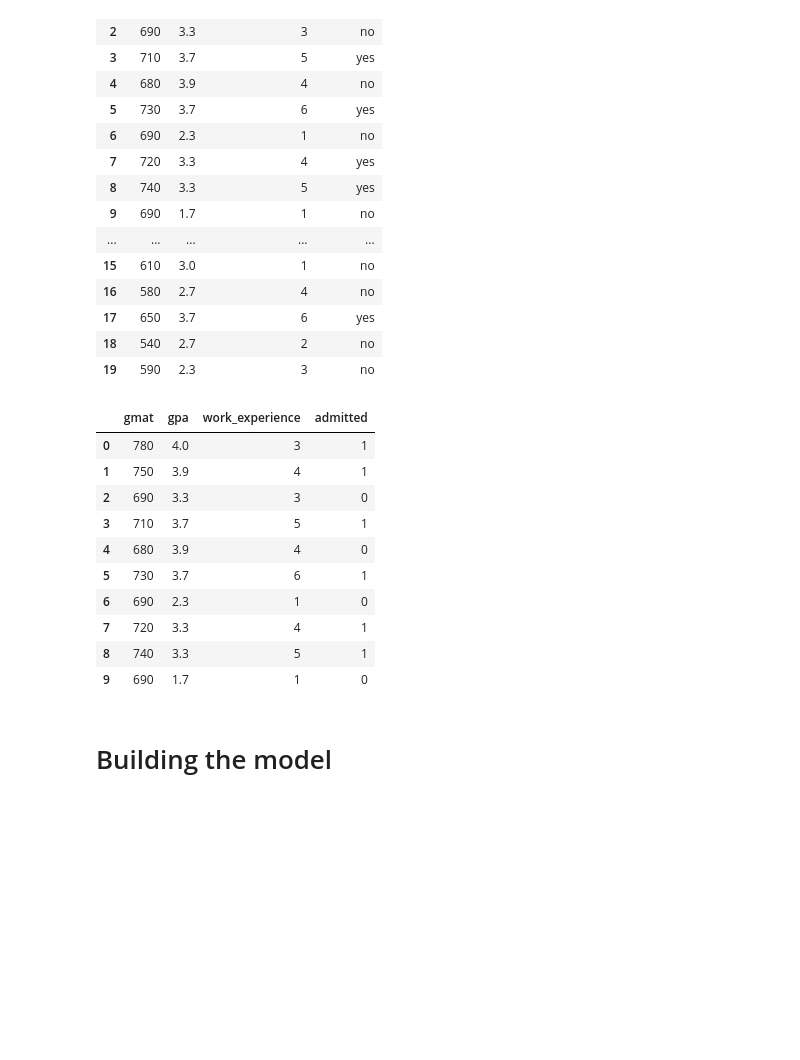
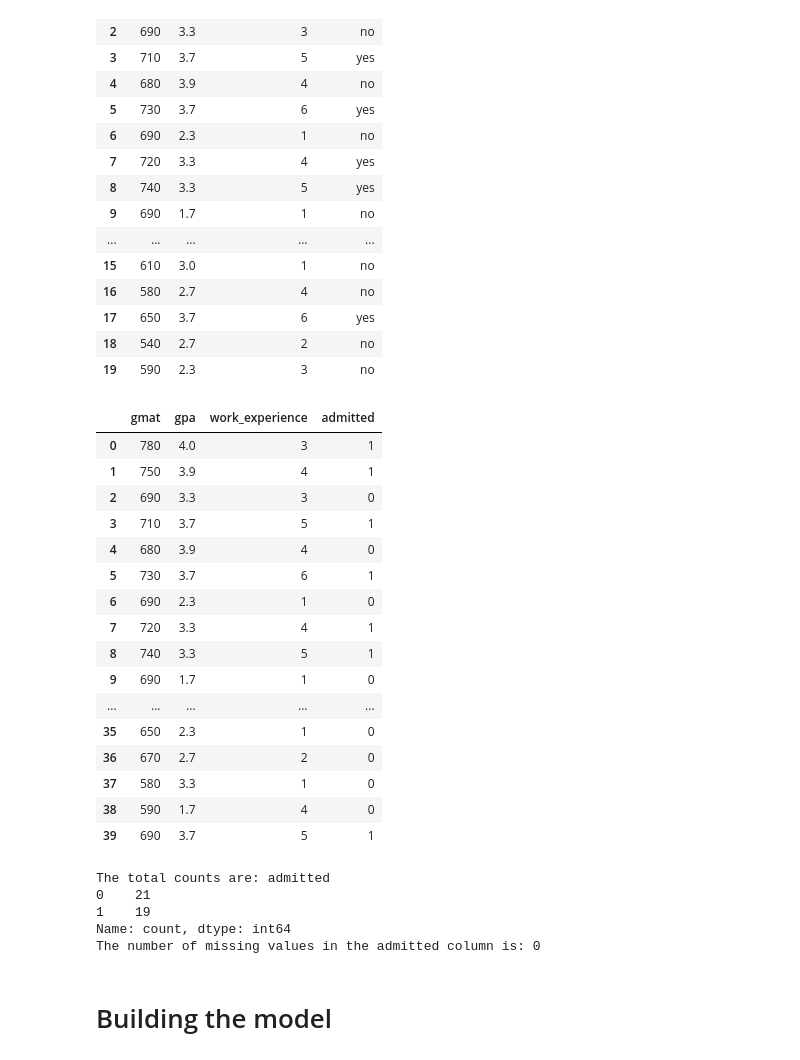
Before and after one commit to geoffreykemboi/Phase-4---Machine-Learning-II, a Jupyter notebook: Phase_4_classes/knn_class_01/Knn.ipynb, the cells around one changed output. Cells and saved outputs as stored; diff of their text form; code cells hidden in the pictures; blank space fills up the shorter version.

```diff
--- a/Phase_4_classes/knn_class_01/Knn.ipynb
+++ b/Phase_4_classes/knn_class_01/Knn.ipynb
@@ -39,23 +39,42 @@ data.head(20)
 | 17 | 650 | 3.7 | 6 | yes |
 | 18 | 540 | 2.7 | 2 | no |
 | 19 | 590 | 2.3 | 3 | no |
+# %%
+data["admitted"] = data["admitted"].str.strip().str.lower()
+data["admitted"] = data["admitted"].map({"yes": 1, "no": 0})
+data.head(50)
+# %% [output]
+|  | gmat | gpa | work_experience | admitted |
+| 0 | 780 | 4.0 | 3 | 1 |
+| 1 | 750 | 3.9 | 4 | 1 |
+| 2 | 690 | 3.3 | 3 | 0 |
+| 3 | 710 | 3.7 | 5 | 1 |
+| 4 | 680 | 3.9 | 4 | 0 |
+| 5 | 730 | 3.7 | 6 | 1 |
+| 6 | 690 | 2.3 | 1 | 0 |
+| 7 | 720 | 3.3 | 4 | 1 |
+| 8 | 740 | 3.3 | 5 | 1 |
+| 9 | 690 | 1.7 | 1 | 0 |
+| ... | ... | ... | ... | ... |
+| 35 | 650 | 2.3 | 1 | 0 |
+| 36 | 670 | 2.7 | 2 | 0 |
+| 37 | 580 | 3.3 | 1 | 0 |
+| 38 | 590 | 1.7 | 4 | 0 |
+| 39 | 690 | 3.7 | 5 | 1 |
+# %%
+# Check the distribution of the target variable and the number of missing values
+print(f'The total counts are: {data["admitted"].value_counts()}')
+print(f'The number of missing values in the admitted column is: {data["admitted"].isna().sum()}')
+# %% [output]
+The total counts are: admitted
+0    21
+1    19
+Name: count, dtype: int64
+The number of missing values in the admitted column is: 0
 # %%
-# Step 2
-data["admitted"] = data["admitted"].map({"yes": 1, "no": 0})
-
-data.head(10)
+# # Step 2
+# data["admitted"] = data["admitted"].map({"yes": 1, "no": 0})
+# data.head(5)
-# %% [output]
-|  | gmat | gpa | work_experience | admitted |
-| 0 | 780 | 4.0 | 3 | 1 |
-| 1 | 750 | 3.9 | 4 | 1 |
-| 2 | 690 | 3.3 | 3 | 0 |
-| 3 | 710 | 3.7 | 5 | 1 |
-| 4 | 680 | 3.9 | 4 | 0 |
-| 5 | 730 | 3.7 | 6 | 1 |
-| 6 | 690 | 2.3 | 1 | 0 |
-| 7 | 720 | 3.3 | 4 | 1 |
-| 8 | 740 | 3.3 | 5 | 1 |
-| 9 | 690 | 1.7 | 1 | 0 |
 # %% [markdown]
 # Building the model
 # %%
```
Also changed, not shown: parts of 4 cells of this notebook.
